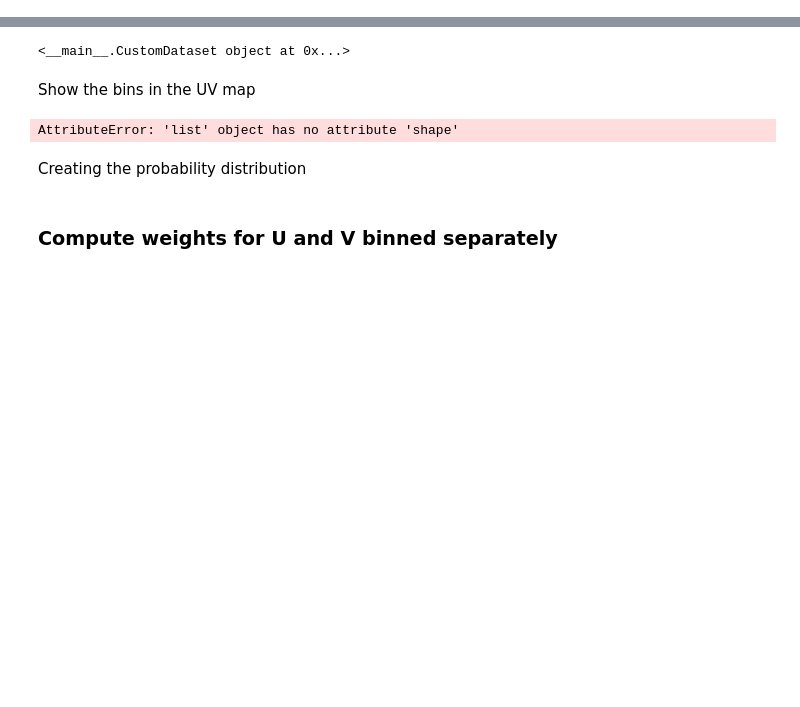
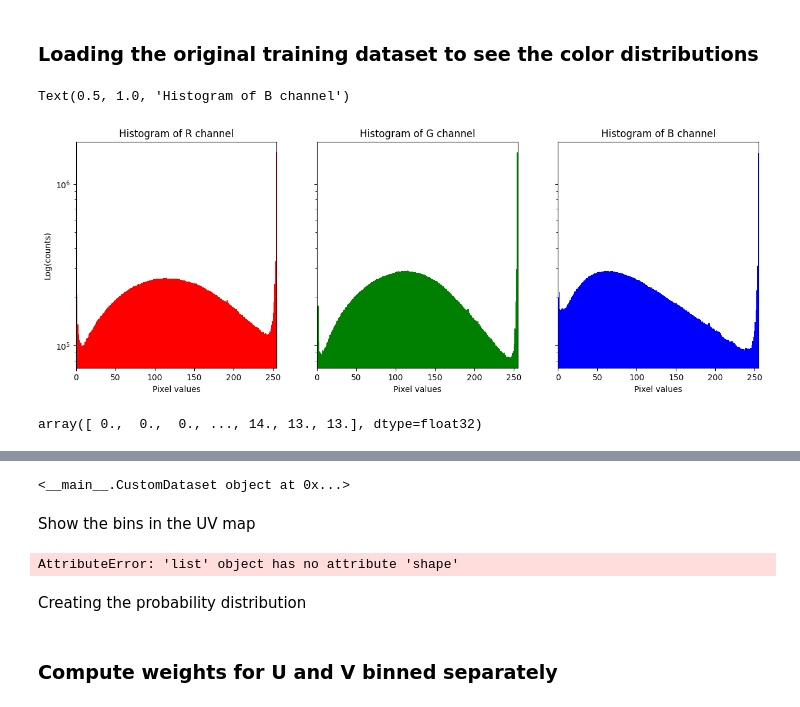
Before and after one commit to mihribanyvs/Colorization, a Jupyter notebook: dataset_analysis.ipynb, the cells around one changed output, grey strips where cells are left out. Cells and saved outputs as stored; diff of their text form; code cells hidden in the pictures; blank space fills up the shorter version.

```diff
--- a/dataset_analysis.ipynb
+++ b/dataset_analysis.ipynb
@@ -12,3 +12,5 @@ def unpickle(file):
     with open(file, 'rb') as fo:
         dict = pickle.load(fo, encoding='bytes')
     return dict
+# %% [markdown]
+### Loading the original training dataset to see the color distributions
@@ -14,0 +47,44 @@ def unpickle(file):
+# %%
+train_set = unpickle('train')
+
+images_data = train_set[b'data']
+
+filenames = [f.decode('utf-8') for f in train_set[b'filenames']]
+
+dataset = CustomDataset(filenames=filenames, images_data=images_data, transform=transform)
+train_loader = DataLoader(dataset, batch_size=8, shuffle = False)
+# %%
+red = train_set[b'data'][:,0:1024]
+green = train_set[b'data'][:,1024:2048]
+blue = train_set[b'data'][:,2048:3072]
+# %%
+counts_red, bins_red = np.histogram(red.flatten(),255)
+counts_green, bins_green = np.histogram(green.flatten(),255)
+counts_blue, bins_blue = np.histogram(blue.flatten(),255)
+
+
+fig, ax = plt.subplots(1,3,figsize=(15, 5),sharey=True)
+ax[0].hist(bins_red[:-1], bins_red, weights=counts_red,color="red",edgecolor='none',log=True)
+ax[0].set_xlim(0,255)
+ax[0].set_xlabel("Pixel values")
+ax[0].set_ylabel("Log(counts)")
+ax[0].set_title("Histogram of R channel")
+
+
+ax[1].hist(bins_green[:-1], bins_green, weights=counts_green, color="green",log=True)
+ax[1].set_xlim(0,255)
+ax[1].set_xlabel("Pixel values")
+ax[1].set_title("Histogram of G channel")
+
+
+ax[2].hist(bins_blue[:-1], bins_blue, weights=counts_blue, color="blue",log=True)
+ax[2].set_xlim(0,255)
+ax[2].set_xlabel("Pixel values")
+ax[2].set_title("Histogram of B channel")
+# %% [output]
+Text(0.5, 1.0, 'Histogram of B channel')
+[figure, added]
+# %%
+u_channel.flatten().astype(np.float32) -127
+# %% [output]
+array([ 0.,  0.,  0., ..., 14., 13., 13.], dtype=float32)
```
Also changed, not shown: parts of 5 cells of this notebook.
